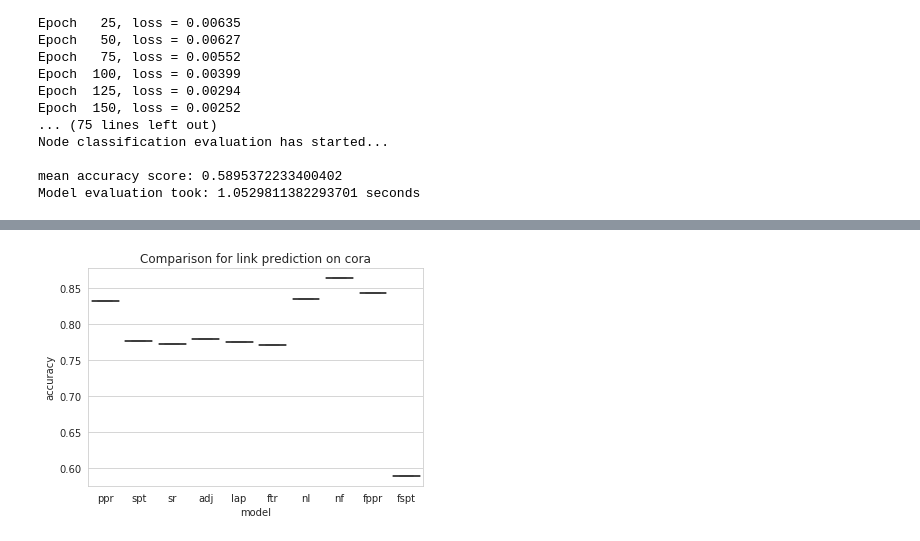
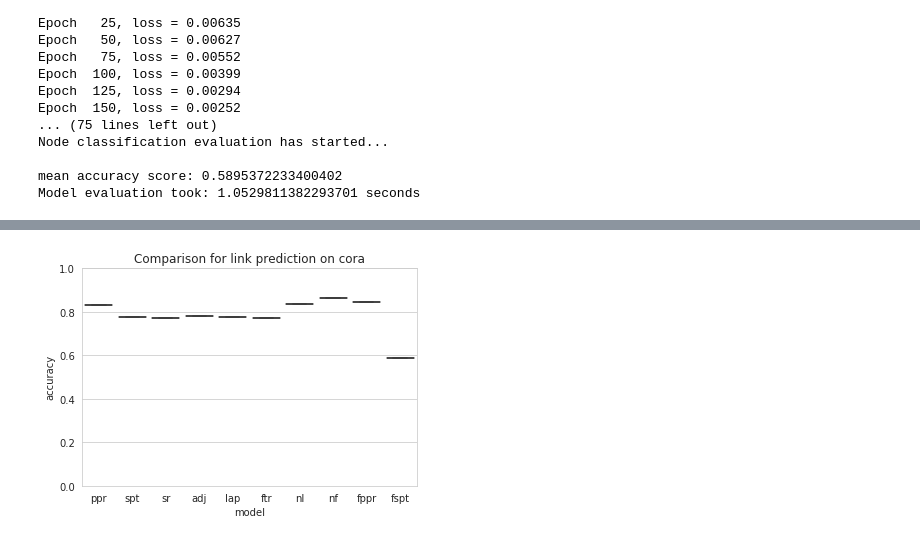
Before and after one commit to richtertill/node_embeddings, a Jupyter notebook: experiments/Experiment_pipeline.ipynb, the cells around one changed output, grey strips where cells are left out. Cells and saved outputs as stored; diff of their text form; code cells hidden in the pictures.

Commit message:
ylim

```diff
--- a/experiments/Experiment_pipeline.ipynb
+++ b/experiments/Experiment_pipeline.ipynb
@@ -232,6 +232,7 @@ for ds,NMI in zip(datasets,dset_NMI):
     plt.title("Comparison for node clustering on "+ds)
     plt.xlabel("model")
     plt.ylabel("NMI")
+    plt.ylim([0.,1.])
     sns_plot.figure.savefig('plots/NMI_'+ds+'.png')
 # %%
 for ds,AUC in zip(datasets,dset_AUC):
@@ -240,5 +241,6 @@ for ds,AUC in zip(datasets,dset_AUC):
     plt.title("Comparison for link prediction on "+ds)
     plt.xlabel("model")
     plt.ylabel("AUC")
+    plt.ylim([0.,1.])
     sns_plot.figure.savefig('plots/AUC_'+ds+'.png')
 # %% [output]
@@ -249,10 +249,11 @@ for ds,AUC in zip(datasets,dset_AUC):
 # %%
 for ds,ACC in zip(datasets,dset_ACC):
     plt.figure()
     sns_plot = sns.boxplot(x=headers, y=ACC);
     plt.title("Comparison for link prediction on "+ds)
     plt.xlabel("model")
     plt.ylabel("accuracy")
+    plt.ylim([0.,1.])
     sns_plot.figure.savefig('plots/ACC_'+ds+'.png')
 # %% [output]
-[figure, old version]
+[figure, new version]
```
Also changed, not shown: parts of 1 cell of this notebook, 1 other file.
